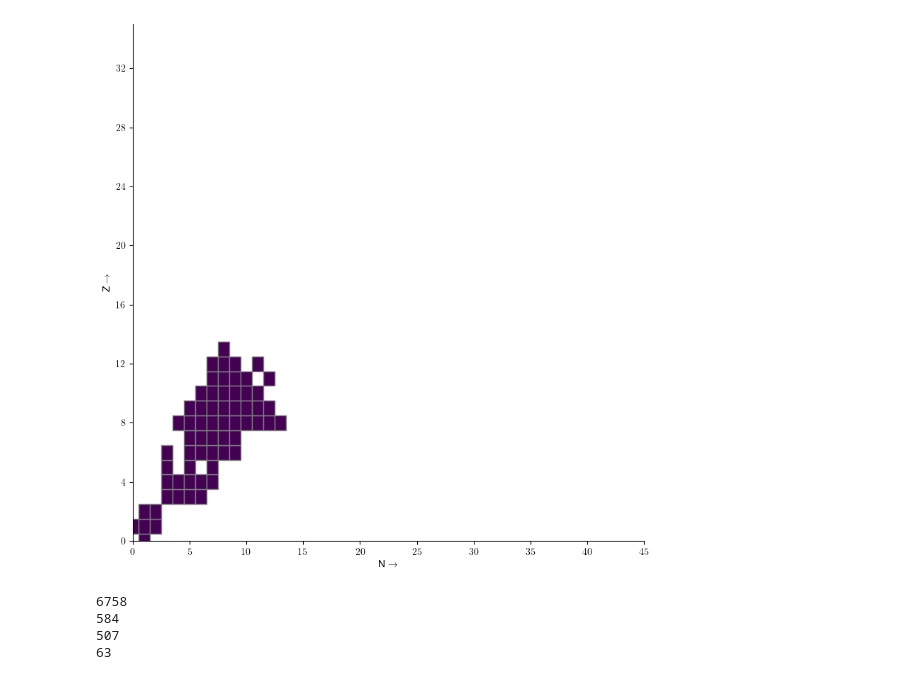
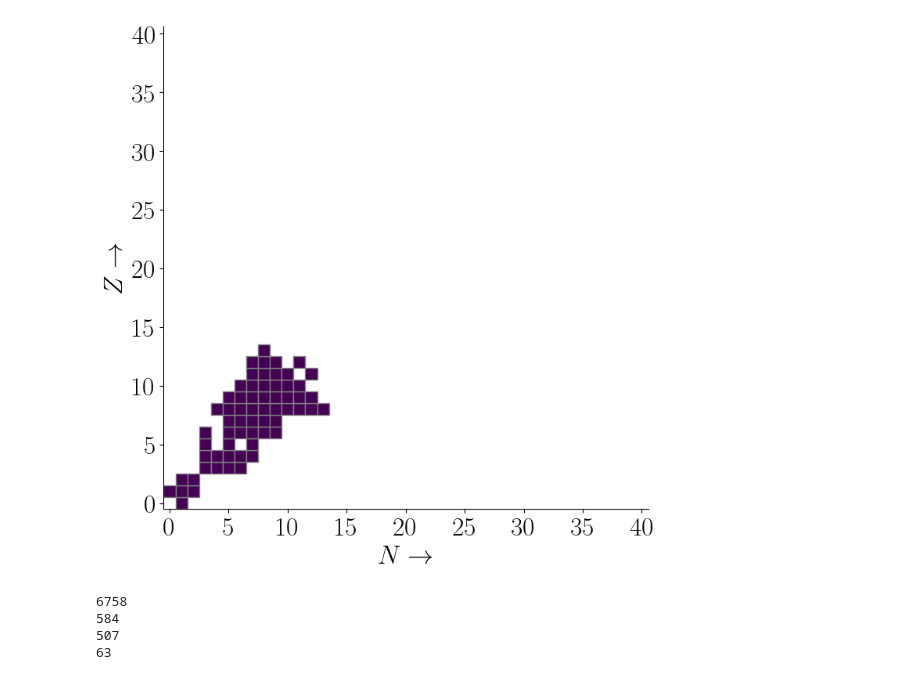
Before and after one commit to aisclark91/proceedings, a Jupyter notebook: reduction.ipynb, the cells around one changed output. Cells and saved outputs as stored; diff of their text form; code cells hidden in the pictures.

```diff
--- a/reduction.ipynb
+++ b/reduction.ipynb
@@ -42,12 +43,12 @@ plt.savefig('pool.png', bbox_inches="tight")
-# %%
-reduced_net.gridplot()
-plt.xlim(0,45)
-plt.ylim(0,35)
-plt.tight_layout()
-plt.savefig('reduced.png', bbox_inches="tight")
-#plt.title(r"Reduced network")
-# %% [output]
-[figure, removed]
+# %%
+reduced_net.gridplot(minN=0, maxN=40, minZ=0, maxZ=40, dpi=600)
+plt.xlabel(r"$N\rightarrow$",fontsize=24)
+plt.ylabel(r"$Z\rightarrow$",fontsize=24)
+plt.xticks(fontsize=24)
+plt.yticks(fontsize=24)
+plt.savefig('reduced.pdf', bbox_inches="tight")
+# %% [output]
+[figure, added]
 # %%
 print(len(net.get_rates()))
 print(len(net.get_nuclei()))
```
Also changed, not shown: parts of 1 cell of this notebook, 1 other file.
